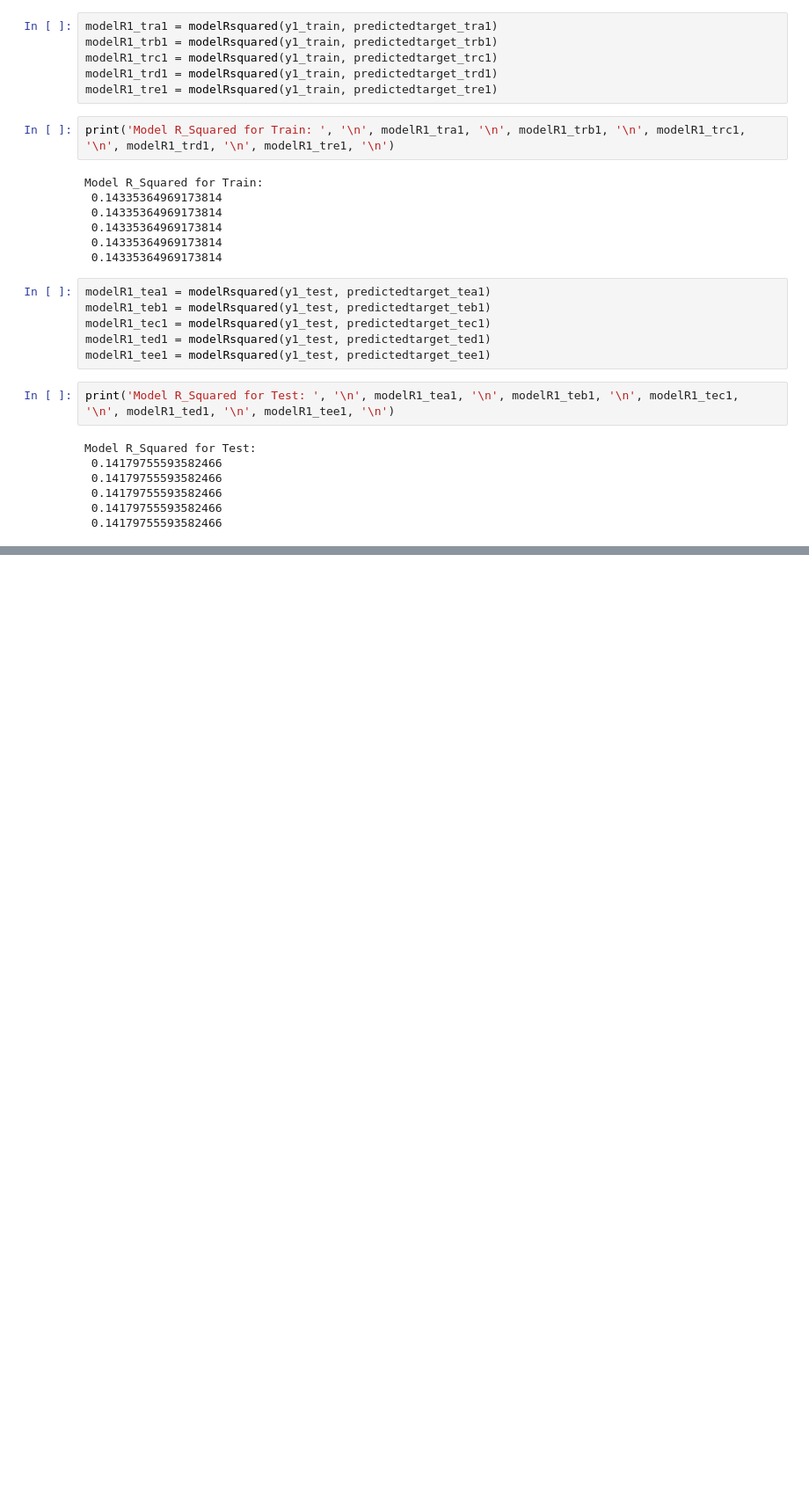
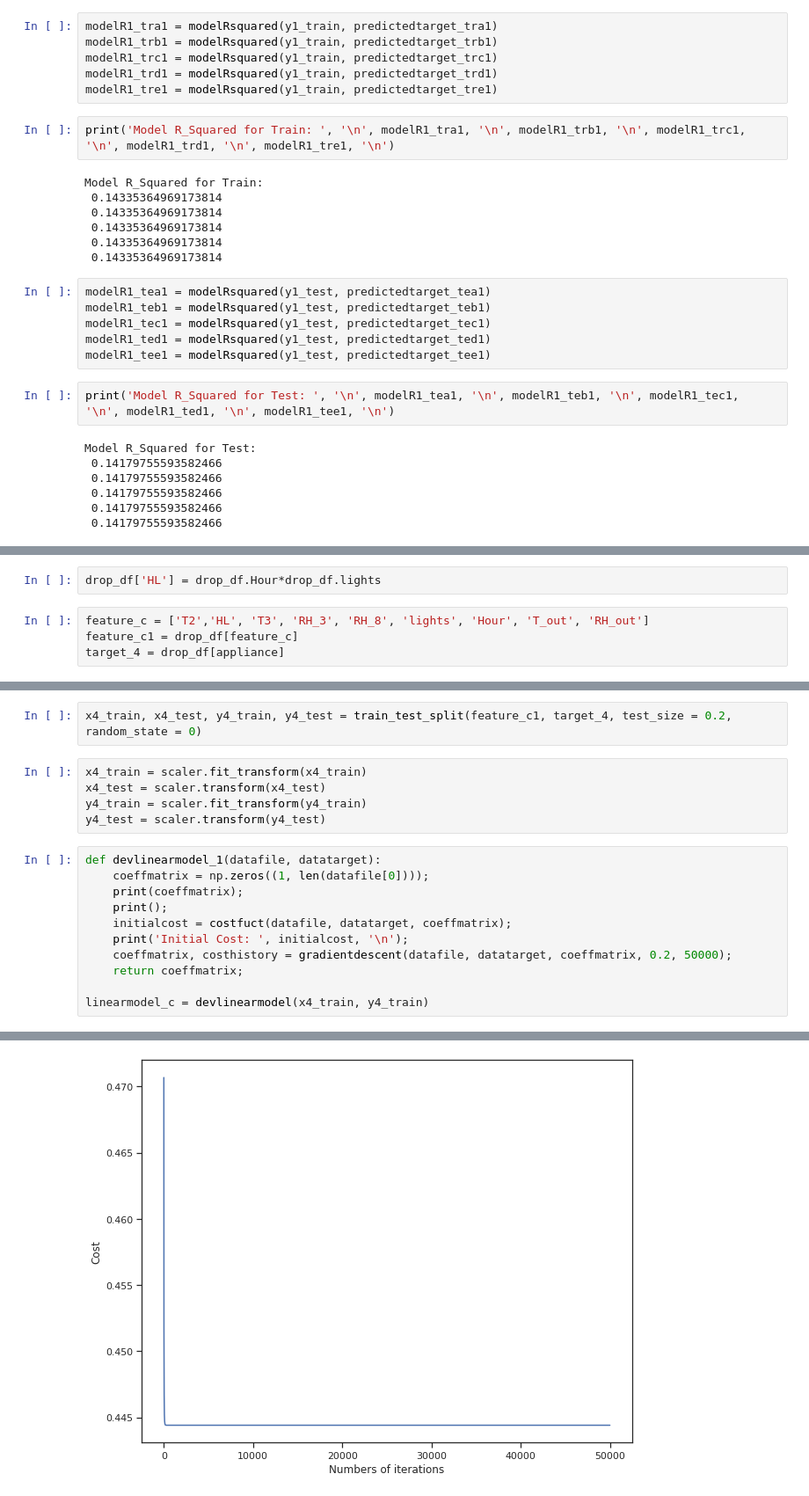
Before and after one commit to pratikjori20/Appliance-Energy-Prediction, a Jupyter notebook: Individual_capstone_2.ipynb, the cells around one changed output, grey strips where cells are left out. Shown at 88% size. Cells and saved outputs as stored; diff of their text form; blank space fills up the shorter version.

```diff
--- a/Individual_capstone_2.ipynb
+++ b/Individual_capstone_2.ipynb
@@ -1480,0 +1583,6 @@ Model R_Squared for Test:
+# %%
+drop_df['HL'] = drop_df.Hour*drop_df.lights
+# %%
+feature_c = ['T2','HL', 'T3', 'RH_3', 'RH_8', 'lights', 'Hour', 'T_out', 'RH_out']
+feature_c1 = drop_df[feature_c]
+target_4 = drop_df[appliance]
@@ -1480,0 +1599,19 @@ Model R_Squared for Test:
+# %%
+x4_train, x4_test, y4_train, y4_test = train_test_split(feature_c1, target_4, test_size = 0.2, random_state = 0)
+# %%
+x4_train = scaler.fit_transform(x4_train)
+x4_test = scaler.transform(x4_test)
+y4_train = scaler.fit_transform(y4_train)
+y4_test = scaler.transform(y4_test)
+# %%
+def devlinearmodel_1(datafile, datatarget):
+    coeffmatrix = np.zeros((1, len(datafile[0])));
+    print(coeffmatrix);
+    print();
+    initialcost = costfuct(datafile, datatarget, coeffmatrix);
+    print('Initial Cost: ', initialcost, '\n');
+    coeffmatrix, costhistory = gradientdescent(datafile, datatarget, coeffmatrix, 0.2, 50000);
+    return coeffmatrix;
+
+linearmodel_c = devlinearmodel(x4_train, y4_train)
+# %% [output]
@@ -1480,0 +1632 @@ Model R_Squared for Test:
+[figure, added]
```
Also changed, not shown: parts of 20 cells of this notebook.
